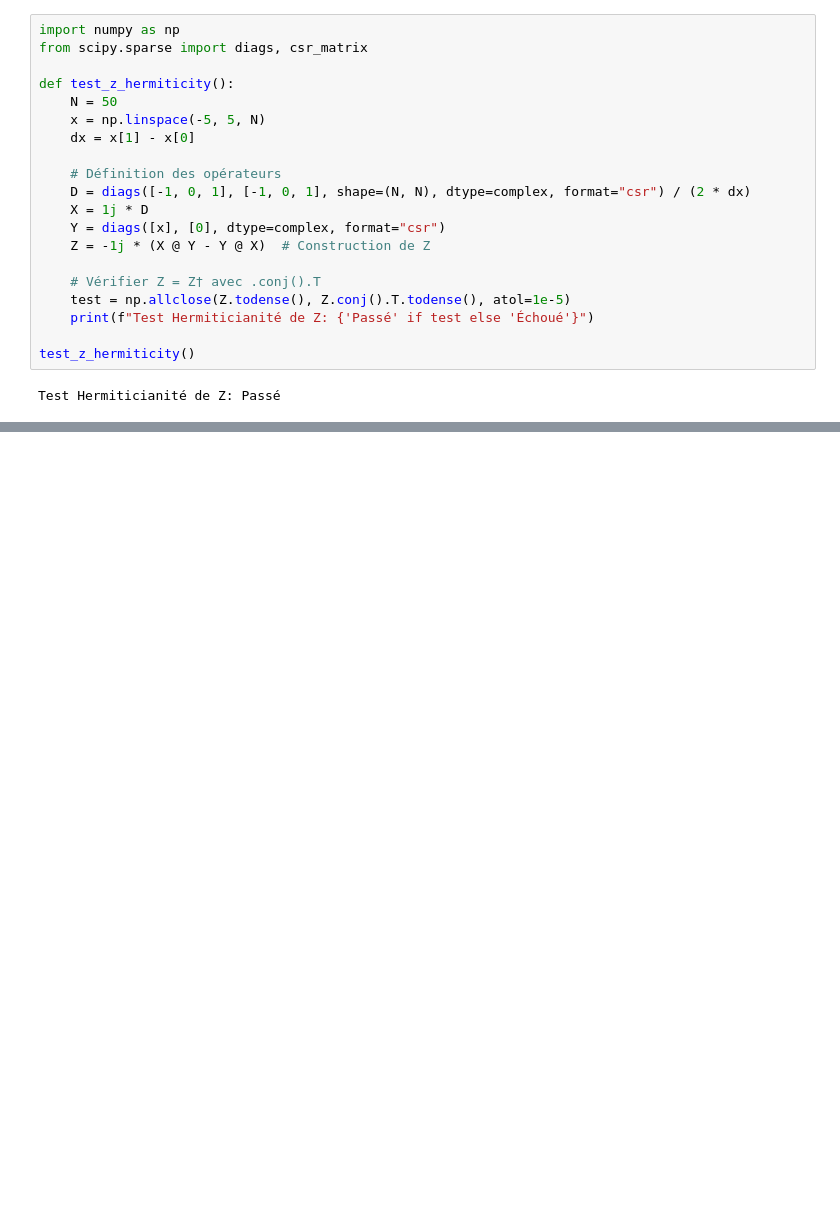
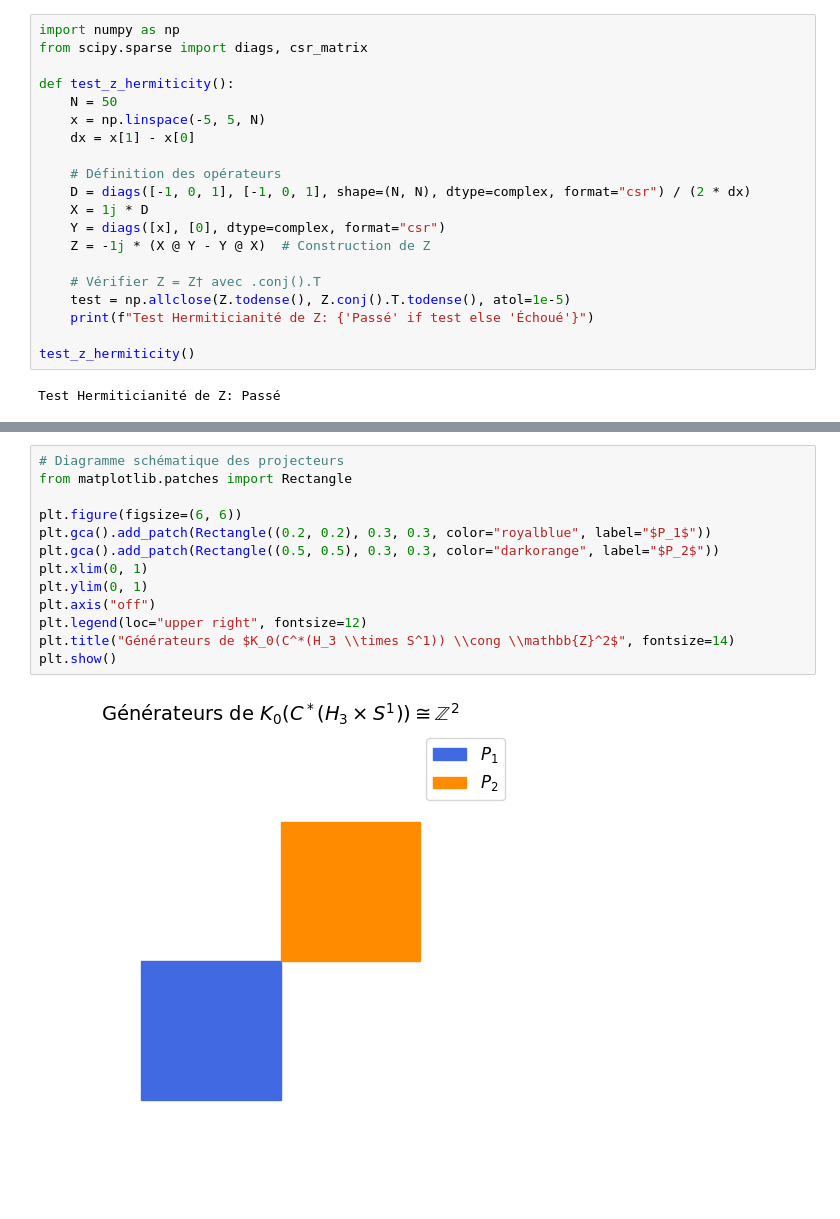
Before and after one commit to student64-ahmadi/physic_quant, a Jupyter notebook: Modelisation_Mathematique_Basee_sur_les_C∗_algebres,_Propagation_Spectrale_et_Dualite_Holographique_dans_les_Groupes_Localement_Compacts.ipynb, the cells around one changed output, grey strips where cells are left out. Saved outputs shown, nothing was run; the diff lists cells and outputs as text; blank space fills up the shorter version.

```diff
--- a/Modelisation_Mathematique_Basee_sur_les_C∗_algebres,_Propagation_Spectrale_et_Dualite_Holographique_dans_les_Groupes_Localement_Compacts.ipynb
+++ b/Modelisation_Mathematique_Basee_sur_les_C∗_algebres,_Propagation_Spectrale_et_Dualite_Holographique_dans_les_Groupes_Localement_Compacts.ipynb
@@ -1913,0 +1945,15 @@ Test Hermiticianité de Z: Passé
+# %%
+# Diagramme schématique des projecteurs
+from matplotlib.patches import Rectangle
+
+plt.figure(figsize=(6, 6))
+plt.gca().add_patch(Rectangle((0.2, 0.2), 0.3, 0.3, color="royalblue", label="$P_1$"))
+plt.gca().add_patch(Rectangle((0.5, 0.5), 0.3, 0.3, color="darkorange", label="$P_2$"))
+plt.xlim(0, 1)
+plt.ylim(0, 1)
+plt.axis("off")
+plt.legend(loc="upper right", fontsize=12)
+plt.title("Générateurs de $K_0(C^*(H_3 \\times S^1)) \\cong \\mathbb{Z}^2$", fontsize=14)
+plt.show()
+# %% [output]
+[figure, added]
```
Also changed, not shown: parts of 8 cells of this notebook.
